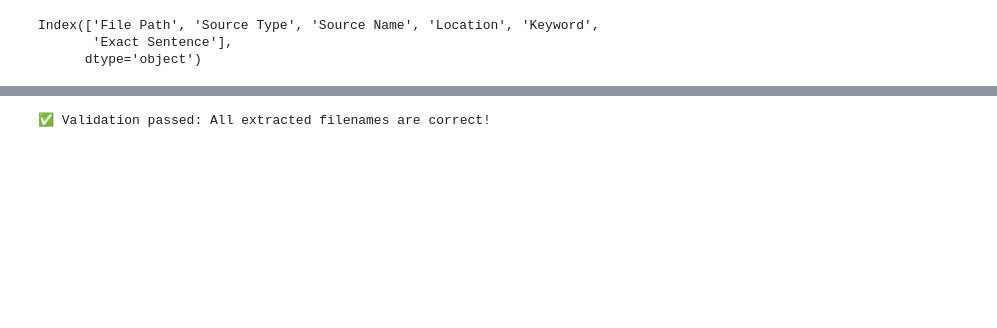
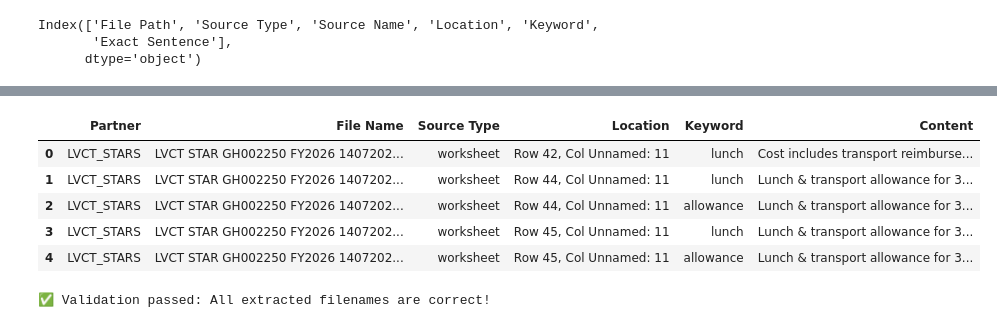
Before and after one commit to danielmaangi/eo-compliance, a Jupyter notebook: KeyWordSearch.ipynb, the cells around one changed output, grey strips where cells are left out. Saved outputs shown, nothing was run; the diff lists cells and outputs as text; code cells hidden in the pictures; blank space fills up the shorter version.

```diff
--- a/KeyWordSearch.ipynb
+++ b/KeyWordSearch.ipynb
@@ -145,3 +223,13 @@ df_copy
+# %%
+df_copy = extract_partner_filename(df)[['Partner', 'File Name', 'Source Type', 'Location', 'Keyword', 'Content']]
+df_copy.head()
+# %% [output]
+|  | Partner | File Name | Source Type | Location | Keyword | Content |
+| 0 | LVCT_STARS | LVCT STAR GH002250 FY2026 1407202... | worksheet | Row 42, Col Unnamed: 11 | lunch | Cost includes transport reimburse... |
+| 1 | LVCT_STARS | LVCT STAR GH002250 FY2026 1407202... | worksheet | Row 44, Col Unnamed: 11 | lunch | Lunch & transport allowance for 3... |
+| 2 | LVCT_STARS | LVCT STAR GH002250 FY2026 1407202... | worksheet | Row 44, Col Unnamed: 11 | allowance | Lunch & transport allowance for 3... |
+| 3 | LVCT_STARS | LVCT STAR GH002250 FY2026 1407202... | worksheet | Row 45, Col Unnamed: 11 | lunch | Lunch & transport allowance for 3... |
+| 4 | LVCT_STARS | LVCT STAR GH002250 FY2026 1407202... | worksheet | Row 45, Col Unnamed: 11 | allowance | Lunch & transport allowance for 3... |
 # %%
 # Validation Tests (Win + .)
 assert df_copy['Partner'].isnull().sum() == 0, "❌ Missing values found in 'Partner' column"
```
Also changed, not shown: parts of 4 cells of this notebook.
